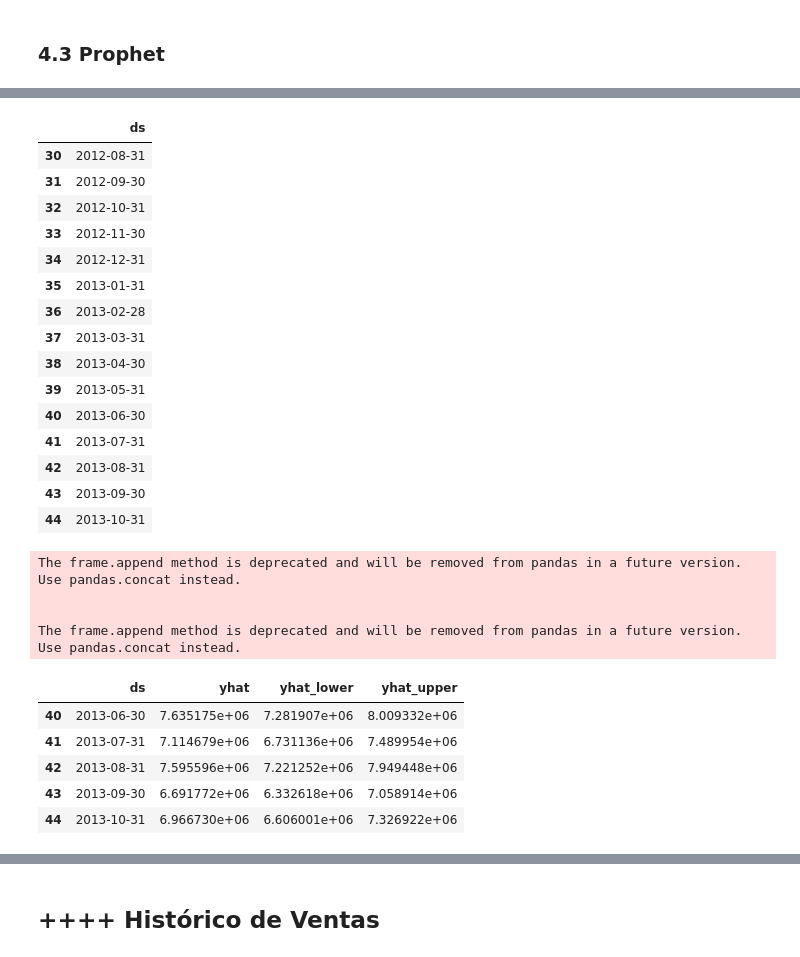
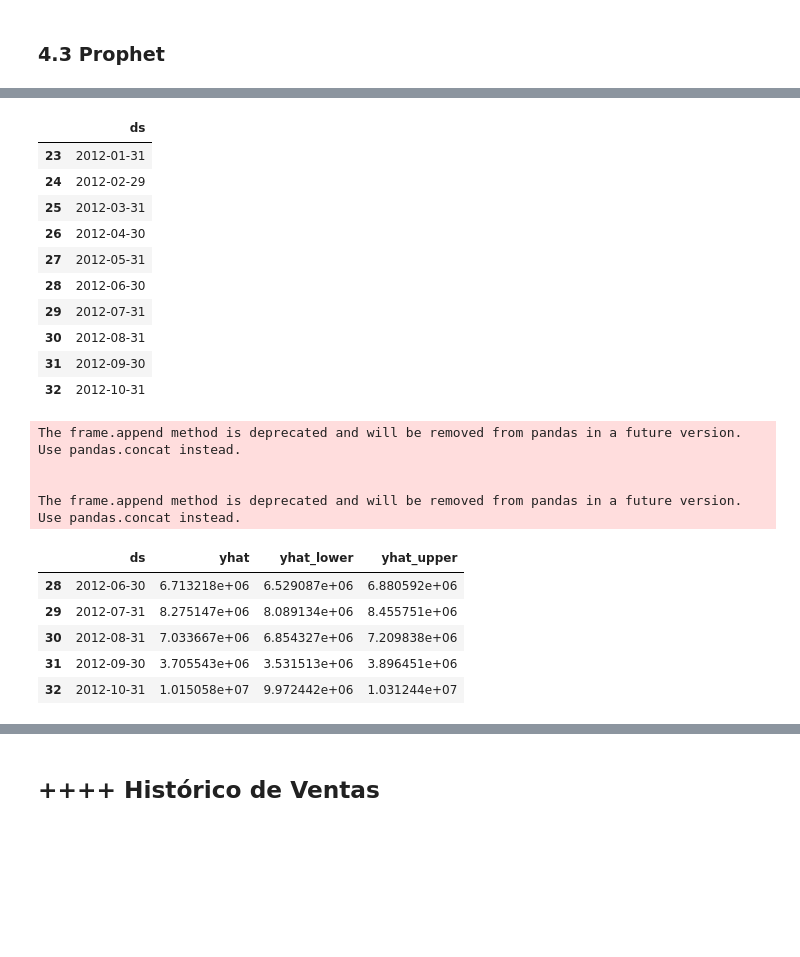
Before and after one commit to lebesguee/walmart_forecast, a Jupyter notebook: forecasting.ipynb, the cells around one changed output, grey strips where cells are left out. Cells and saved outputs as stored; diff of their text form; code cells hidden in the pictures; blank space fills up the shorter version.

```diff
--- a/forecasting.ipynb
+++ b/forecasting.ipynb
@@ -335,15 +337,16 @@ y_test.groupby('ds').mean().plot()
 print('The training dataset has', len(X_train), 'records, ranging from', y_train.idxmin(), 'to', y_train.idxmax())
 print('The testing dataset has', len(X_test), 'records, ranging from', y_test.idxmin(), 'to', y_test.idxmax())
 
+
+#for arma model:
 #rmse results list
-rmse = []
-
+#rmse = []
 # arma model
-arma_model = ARMA(y_train.values, order=(0,1)).fit() # fit arma model with trian dataset
-predictions = model.predict(y_test.index.values[0], y_test.index.values[-1])
-true_values = y_test.values
-rmse.append(np.sqrt(metrics.mean_squared_error(true_values, predictions)))
-print(np.mean(rmse))
+#arma_model = ARMA(y_train.values, order=(0,1)).fit() # fit arma model with trian dataset
+#predictions = model.predict(y_test.index.values[0], y_test.index.values[-1])
+#true_values = y_test.values
+#rmse.append(np.sqrt(metrics.mean_squared_error(true_values, predictions)))
+#print(np.mean(rmse))
 # %% [output]
 The training dataset has 28 records, ranging from 2011-01-31 00:00:00 to 2011-12-31 00:00:00
 The testing dataset has 5 records, ranging from 2012-09-30 00:00:00 to 2012-06-30 00:00:00
@@ -355,4 +391,4 @@ between arima and model) and statsmodels.tsa.SARIMAX.
 # %%
-#fit the model by instantiating a new Prophet object. Call fit method and pass in the historical dataframe STORE_1_SERIES
+#fit the model by instantiating a new Prophet object. Call fit method and pass in the train dataset
 m = Prophet()
-m.fit(STORE_1_SERIES)
+m.fit(pd.DataFrame(y_train).reset_index())
@@ -376,4 +402,0 @@ print('The testing dataset has', len(df_test), 'records, ranging from', df_test[
-# %%
-#fit the model by instantiating a new Prophet object. Call fit method and pass in the historical dataframe STORE_1_SERIES
-m = Prophet()
-m.fit(STORE_1_SERIES)
@@ -386,29 +403,24 @@ The frame.append method is deprecated and will be removed from pandas in a futur
 # %%
 """
-redictions are then made on a dataframe with a column ds containing the dates for which a prediction is to be made
+predictions are then made on a dataframe with a column ds containing the dates for which a prediction is to be made
 You can get a suitable dataframe that extends into the future a specified number of days using the helper
 method Prophet.make_future_dataframe. By default it will also include the dates from the history, so we will see the model fit as well.
 """
 
-future = m.make_future_dataframe(periods=12, freq='M') # predict next 12 months
-future.tail(15)
+future = m.make_future_dataframe(periods=5, freq='M') # predict next 12 months
+future.tail(10)
 # %% [output]
 |  | ds |
+| 23 | 2012-01-31 |
+| 24 | 2012-02-29 |
+| 25 | 2012-03-31 |
+| 26 | 2012-04-30 |
+| 27 | 2012-05-31 |
+| 28 | 2012-06-30 |
+| 29 | 2012-07-31 |
 | 30 | 2012-08-31 |
 | 31 | 2012-09-30 |
 | 32 | 2012-10-31 |
-| 33 | 2012-11-30 |
-| 34 | 2012-12-31 |
-| 35 | 2013-01-31 |
-| 36 | 2013-02-28 |
-| 37 | 2013-03-31 |
-| 38 | 2013-04-30 |
-| 39 | 2013-05-31 |
-| 40 | 2013-06-30 |
-| 41 | 2013-07-31 |
-| 42 | 2013-08-31 |
-| 43 | 2013-09-30 |
-| 44 | 2013-10-31 |
 # %%
 """
 The predict method will assign each row in future a predicted value which it names yhat. If you pass in historical
@@ -423,11 +435,11 @@ The frame.append method is deprecated and will be removed from pandas in a futur
 
 The frame.append method is deprecated and will be removed from pandas in a future version. Use pandas.concat instead.
 |  | ds | yhat | yhat_lower | yhat_upper |
-| 40 | 2013-06-30 | 7.635175e+06 | 7.281907e+06 | 8.009332e+06 |
-| 41 | 2013-07-31 | 7.114679e+06 | 6.731136e+06 | 7.489954e+06 |
-| 42 | 2013-08-31 | 7.595596e+06 | 7.221252e+06 | 7.949448e+06 |
-| 43 | 2013-09-30 | 6.691772e+06 | 6.332618e+06 | 7.058914e+06 |
-| 44 | 2013-10-31 | 6.966730e+06 | 6.606001e+06 | 7.326922e+06 |
+| 28 | 2012-06-30 | 6.713218e+06 | 6.529087e+06 | 6.880592e+06 |
+| 29 | 2012-07-31 | 8.275147e+06 | 8.089134e+06 | 8.455751e+06 |
+| 30 | 2012-08-31 | 7.033667e+06 | 6.854327e+06 | 7.209838e+06 |
+| 31 | 2012-09-30 | 3.705543e+06 | 3.531513e+06 | 3.896451e+06 |
+| 32 | 2012-10-31 | 1.015058e+07 | 9.972442e+06 | 1.031244e+07 |
 # %%
 forecast.sample(9)
 # %% [output]
```
Also changed, not shown: parts of 19 cells of this notebook.
